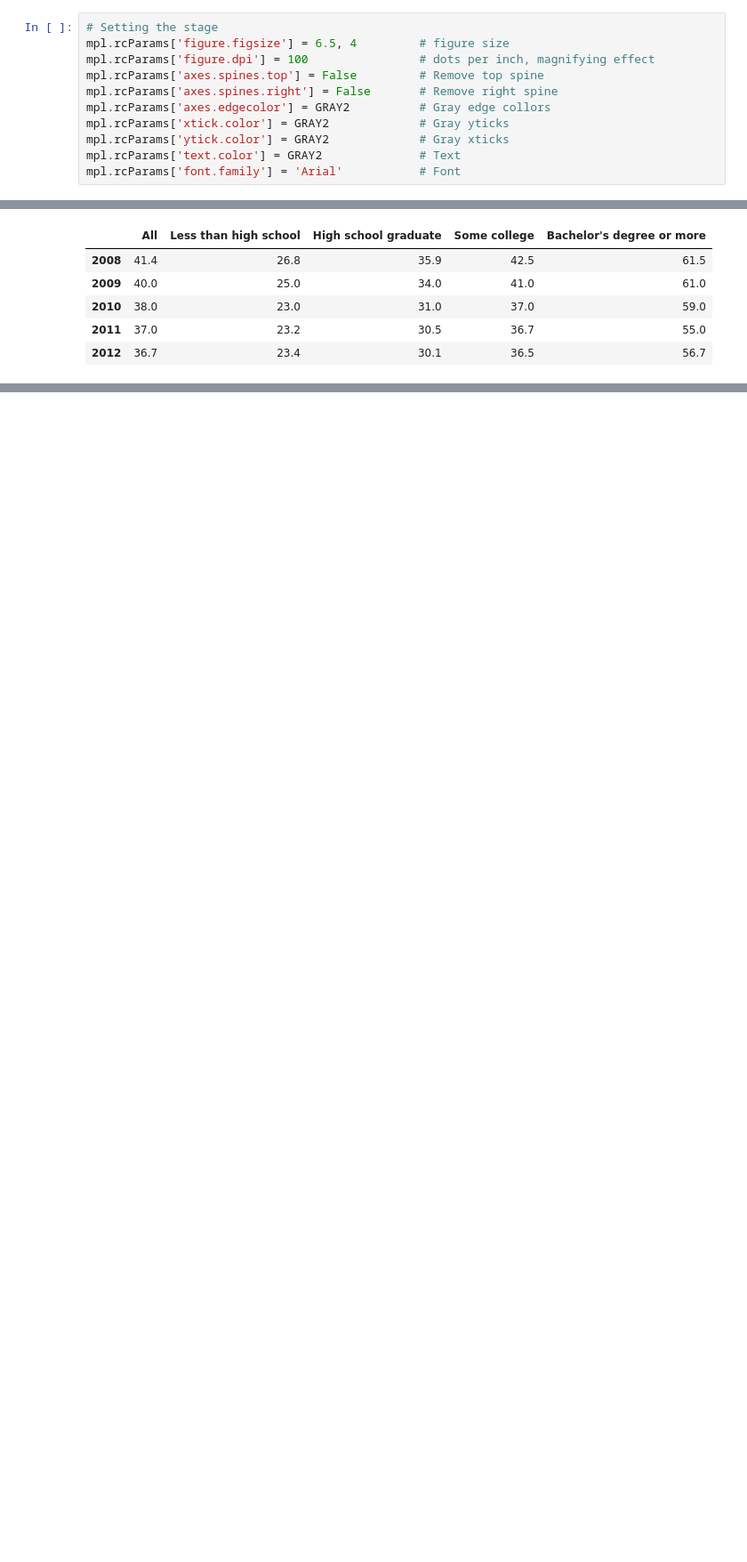
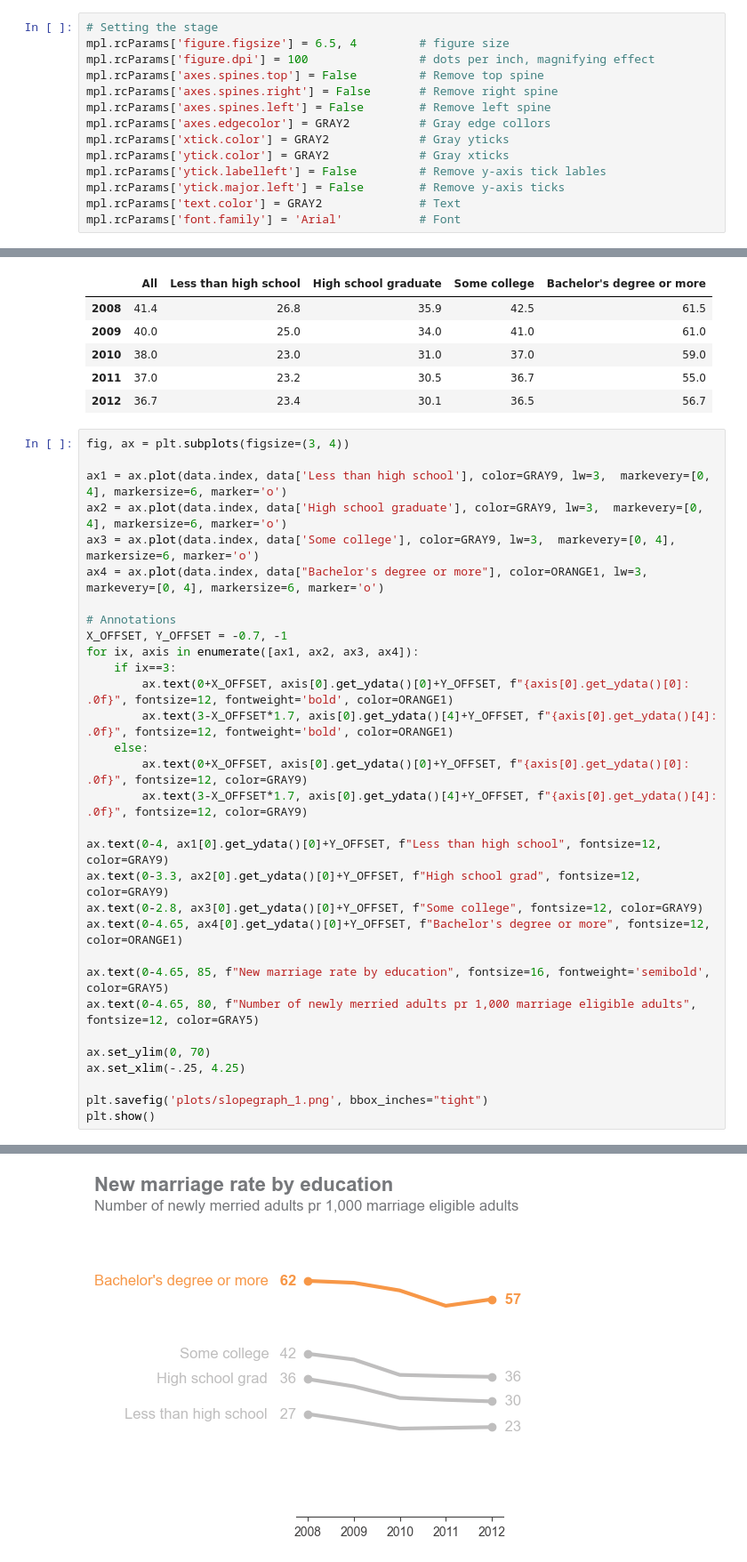
Before and after one commit to vaidasbog/data-viz, a Jupyter notebook: code/slopegraph_1.ipynb, the cells around one changed output, grey strips where cells are left out. Shown at 89% size. Saved outputs shown, nothing was run; the diff lists cells and outputs as text; blank space fills up the shorter version.

```diff
--- a/code/slopegraph_1.ipynb
+++ b/code/slopegraph_1.ipynb
@@ -21,8 +21,11 @@ mpl.rcParams['figure.figsize'] = 6.5, 4         # figure size
 mpl.rcParams['figure.dpi'] = 100                # dots per inch, magnifying effect
 mpl.rcParams['axes.spines.top'] = False         # Remove top spine
 mpl.rcParams['axes.spines.right'] = False       # Remove right spine
+mpl.rcParams['axes.spines.left'] = False        # Remove left spine
 mpl.rcParams['axes.edgecolor'] = GRAY2          # Gray edge collors
 mpl.rcParams['xtick.color'] = GRAY2             # Gray yticks
 mpl.rcParams['ytick.color'] = GRAY2             # Gray xticks
+mpl.rcParams['ytick.labelleft'] = False         # Remove y-axis tick lables
+mpl.rcParams['ytick.major.left'] = False        # Remove y-axis ticks
 mpl.rcParams['text.color'] = GRAY2              # Text
 mpl.rcParams['font.family'] = 'Arial'           # Font
@@ -51,3 +52,35 @@ data
 | 2010 | 38.0 | 23.0 | 31.0 | 37.0 | 59.0 |
 | 2011 | 37.0 | 23.2 | 30.5 | 36.7 | 55.0 |
 | 2012 | 36.7 | 23.4 | 30.1 | 36.5 | 56.7 |
+# %%
+fig, ax = plt.subplots(figsize=(3, 4))
+
+ax1 = ax.plot(data.index, data['Less than high school'], color=GRAY9, lw=3,  markevery=[0, 4], markersize=6, marker='o')
+ax2 = ax.plot(data.index, data['High school graduate'], color=GRAY9, lw=3,  markevery=[0, 4], markersize=6, marker='o')
+ax3 = ax.plot(data.index, data['Some college'], color=GRAY9, lw=3,  markevery=[0, 4], markersize=6, marker='o')
+ax4 = ax.plot(data.index, data["Bachelor's degree or more"], color=ORANGE1, lw=3,  markevery=[0, 4], markersize=6, marker='o')
+
+# Annotations
+X_OFFSET, Y_OFFSET = -0.7, -1
+for ix, axis in enumerate([ax1, ax2, ax3, ax4]):
+    if ix==3:
+        ax.text(0+X_OFFSET, axis[0].get_ydata()[0]+Y_OFFSET, f"{axis[0].get_ydata()[0]: .0f}", fontsize=12, fontweight='bold', color=ORANGE1)
+        ax.text(3-X_OFFSET*1.7, axis[0].get_ydata()[4]+Y_OFFSET, f"{axis[0].get_ydata()[4]: .0f}", fontsize=12, fontweight='bold', color=ORANGE1)
+    else:
+        ax.text(0+X_OFFSET, axis[0].get_ydata()[0]+Y_OFFSET, f"{axis[0].get_ydata()[0]: .0f}", fontsize=12, color=GRAY9)
+        ax.text(3-X_OFFSET*1.7, axis[0].get_ydata()[4]+Y_OFFSET, f"{axis[0].get_ydata()[4]: .0f}", fontsize=12, color=GRAY9)
+
+ax.text(0-4, ax1[0].get_ydata()[0]+Y_OFFSET, f"Less than high school", fontsize=12, color=GRAY9)
+ax.text(0-3.3, ax2[0].get_ydata()[0]+Y_OFFSET, f"High school grad", fontsize=12, color=GRAY9)
+ax.text(0-2.8, ax3[0].get_ydata()[0]+Y_OFFSET, f"Some college", fontsize=12, color=GRAY9)
+ax.text(0-4.65, ax4[0].get_ydata()[0]+Y_OFFSET, f"Bachelor's degree or more", fontsize=12, color=ORANGE1)
+
+ax.text(0-4.65, 85, f"New marriage rate by education", fontsize=16, fontweight='semibold', color=GRAY5)
+ax.text(0-4.65, 80, f"Number of newly merried adults pr 1,000 marriage eligible adults", fontsize=12, color=GRAY5)
+
+ax.set_ylim(0, 70)
+ax.set_xlim(-.25, 4.25)
+
+plt.savefig('plots/slopegraph_1.png', bbox_inches="tight")
+plt.show()
+# %% [output]
@@ -53,0 +88 @@ data
+[figure, added]
```
Also changed, not shown: parts of 2 cells of this notebook, 3 other files.
